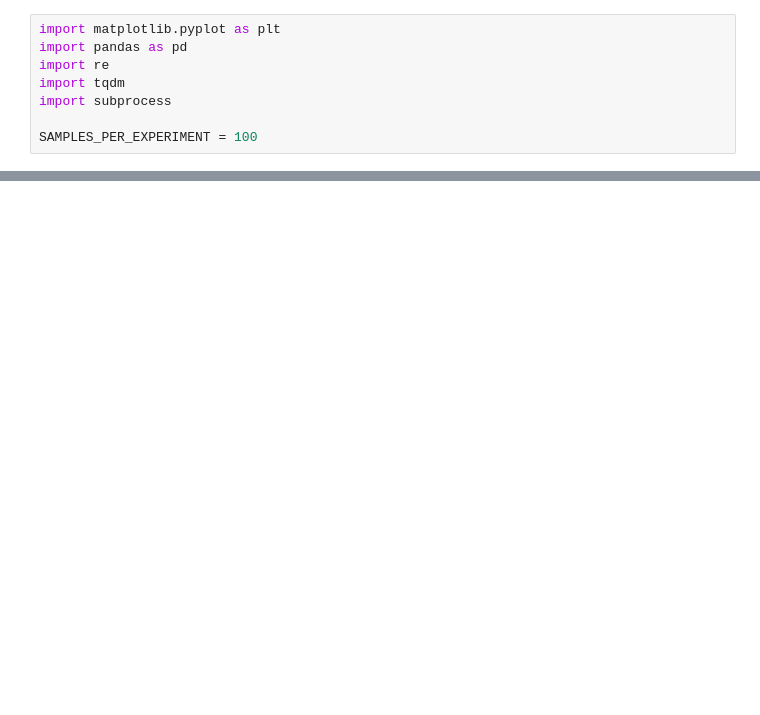
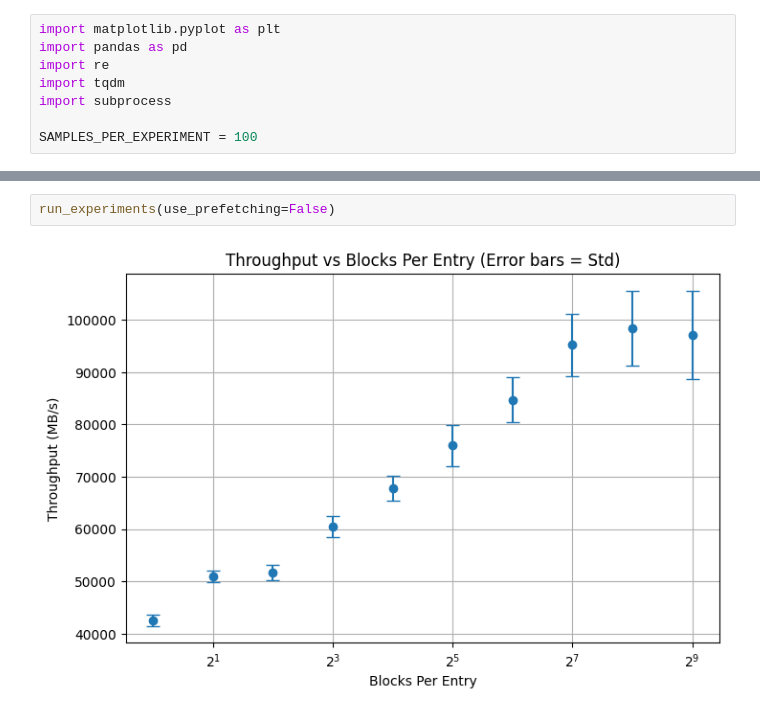
Before and after one commit to shachy12/3-Dimensional_IT-PIR, a Jupyter notebook: notebooks/experiments.ipynb, the cells around one changed output, grey strips where cells are left out. Drawn from its saved outputs; the diff is of its cells as text; blank space fills up the shorter version.

```diff
--- a/notebooks/experiments.ipynb
+++ b/notebooks/experiments.ipynb
@@ -50,0 +40,4 @@ plt.show()
+# %%
+run_experiments(use_prefetching=False)
+# %% [output]
+[figure, added]
```
Also changed, not shown: parts of 4 cells of this notebook, 4 other files.
